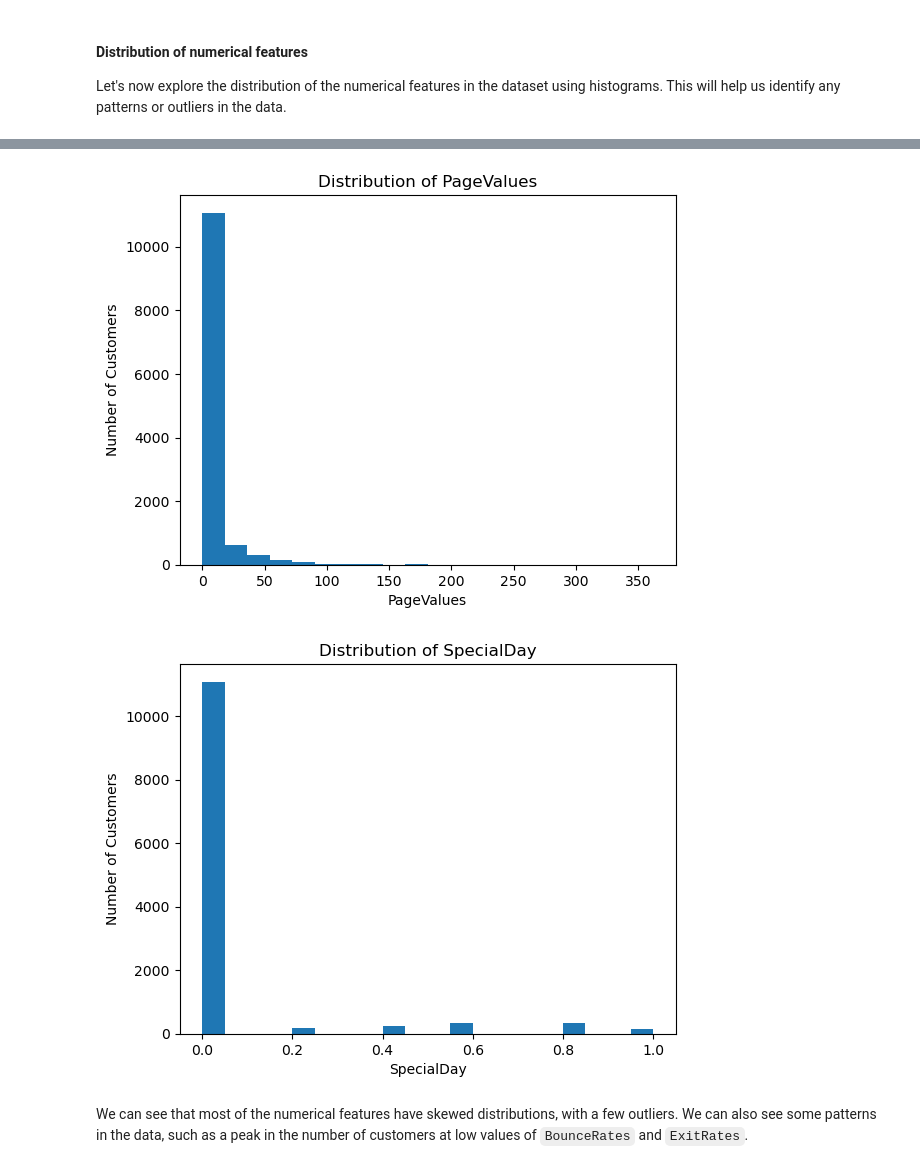
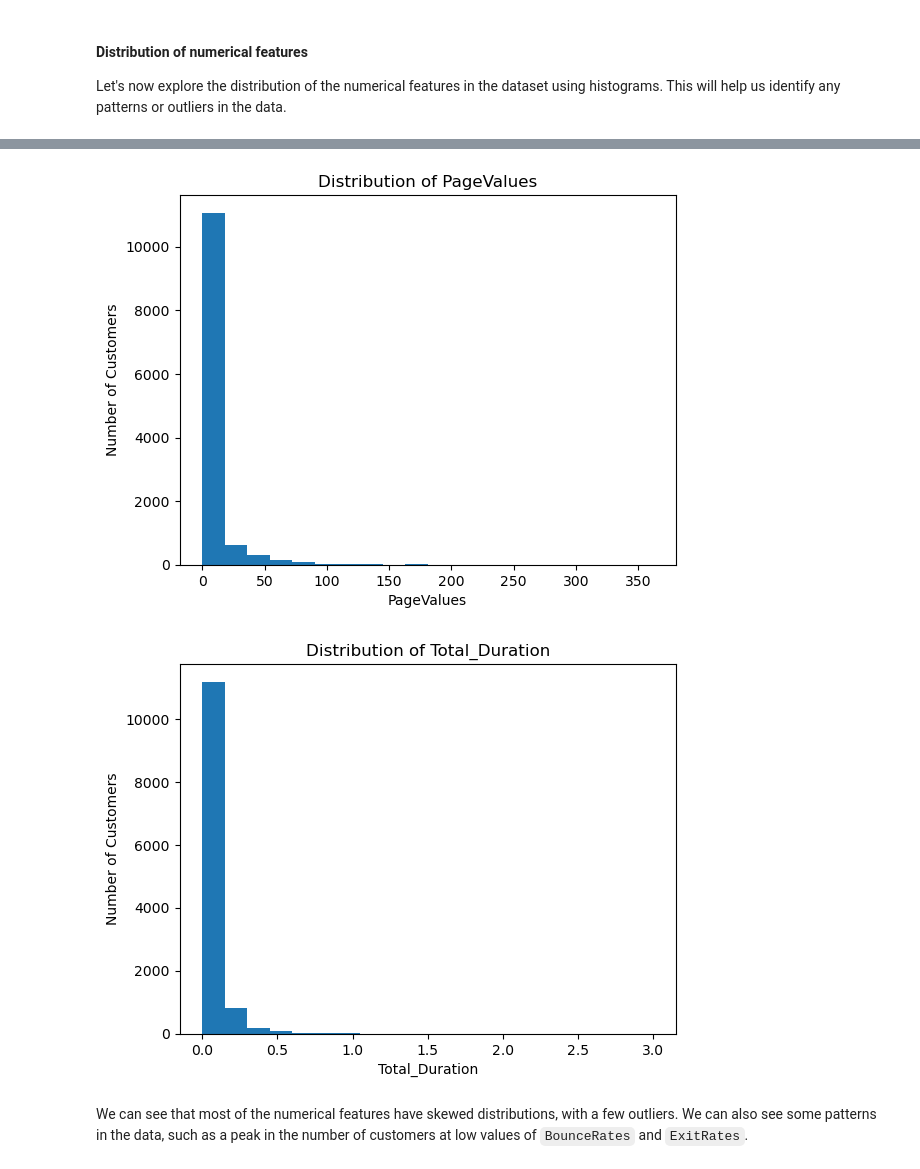
Before and after one commit to gseba/Team2_Online_Shopper_Intention, a Jupyter notebook: Team_2_Combined_FinalProject.ipynb, the cells around one changed output, grey strips where cells are left out. Saved outputs shown, nothing was run; the diff lists cells and outputs as text; code cells hidden in the pictures.

````diff
--- a/Team_2_Combined_FinalProject.ipynb
+++ b/Team_2_Combined_FinalProject.ipynb
@@ -559,26 +593,26 @@ Let's now explore the distribution of the numerical features in the dataset usin
 # %%
 # Create a list of numerical feature names
 num_features = ['Administrative', 'Administrative_Duration', 'Informational',
-                'Informational_Duration', 'ProductRelated', 'ProductRelated_Duration',
-                'ExitRates', 'PageValues', 'SpecialDay']
+                  'Informational_Duration', 'ProductRelated', 'ProductRelated_Duration',
+                   'ExitRates', 'PageValues', 'Total_Duration']
 
 # Plot histograms for each numerical feature
 for feature in num_features:
     plt.hist(df[feature], bins=20)
     plt.xlabel(feature)
     plt.ylabel('Number of Customers')
     plt.title(f'Distribution of {feature}')
     plt.show()
 # %% [output]
 [figure]
 [figure]
 [figure]
 [figure]
 [figure]
 [figure]
 [figure]
 [figure]
-[figure, old version]
+[figure, new version]
 # %% [markdown]
 We can see that most of the numerical features have skewed distributions, with a few outliers. We can also see some patterns in the data, such as a peak in the number of customers at low values of ```BounceRates``` and ```ExitRates```.
 # %% [markdown]
````
Also changed, not shown: parts of 13 cells of this notebook.
